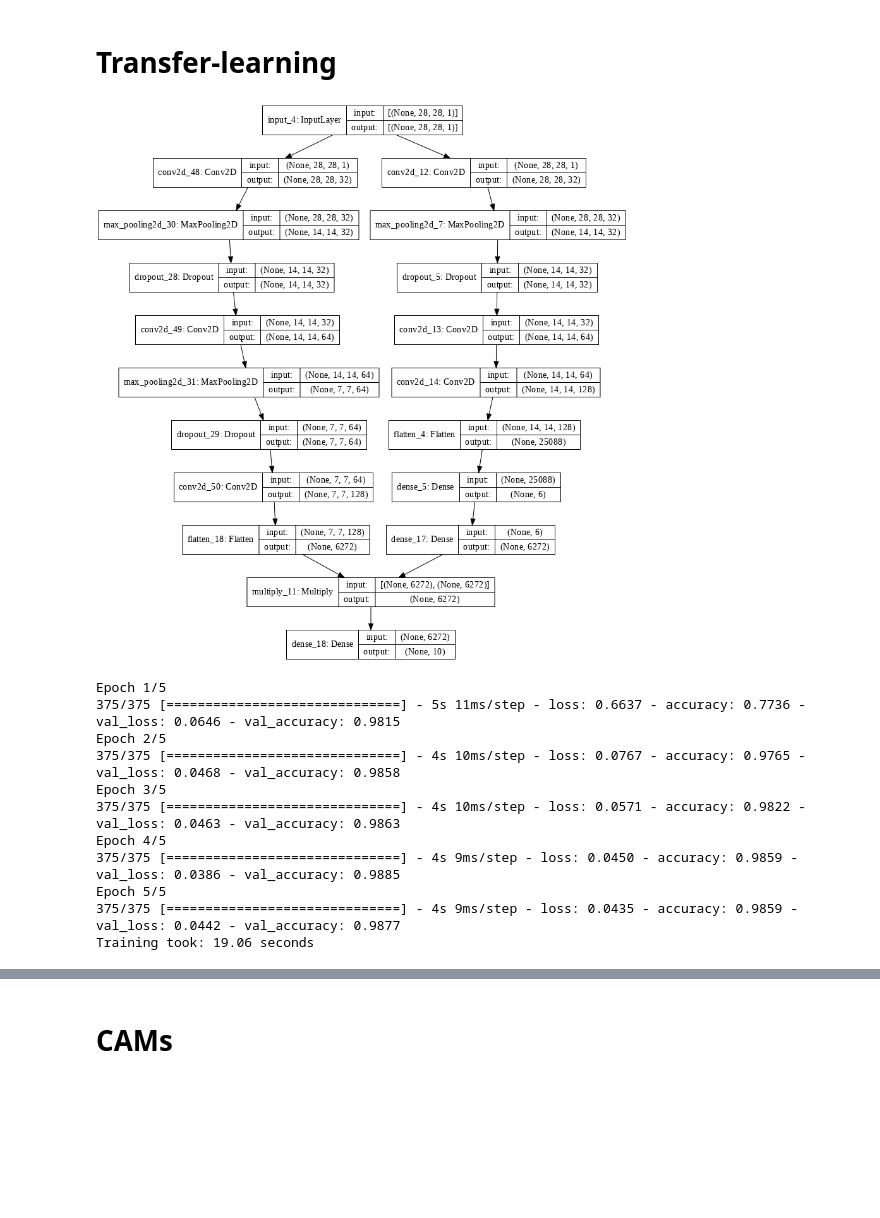
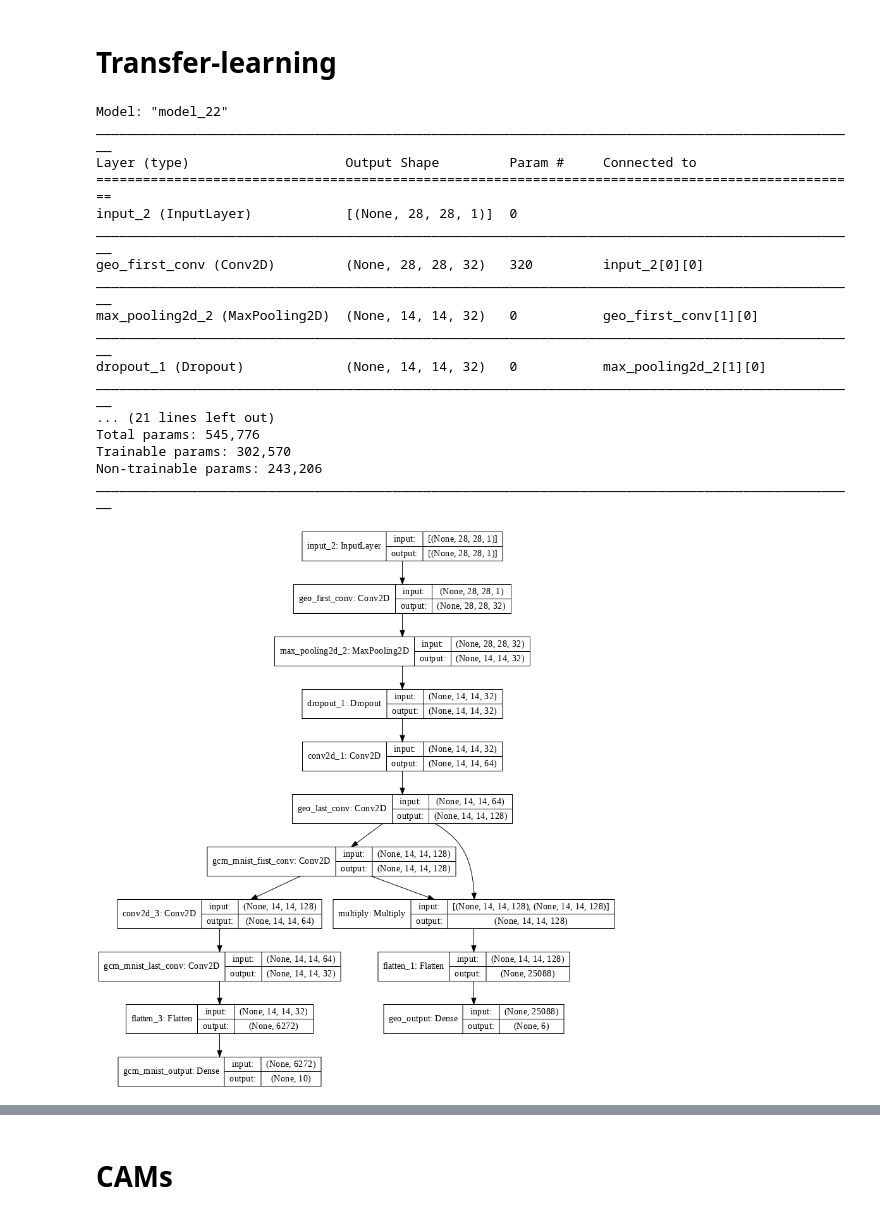
Before and after one commit to fsilvestrim/thesis, a Jupyter notebook: Geo_Cam.ipynb, the cells around one changed output, grey strips where cells are left out. Saved outputs shown, nothing was run; the diff lists cells and outputs as text; code cells hidden in the pictures; blank space fills up the shorter version.

```diff
--- a/Geo_Cam.ipynb
+++ b/Geo_Cam.ipynb
@@ -280,16 +294,16 @@ def create_geo_model(name, input_shape, num_classes):
       [
           keras.Input(shape=input_shape),
 
-          layers.Conv2D(filters=32, kernel_size=(3, 3), padding="same", activation="relu"),
+          layers.Conv2D(filters=32, kernel_size=(3, 3), padding="same", activation="relu", name="geo_first_conv"),
           layers.MaxPooling2D(pool_size=(2, 2), strides=(2,2)),
           layers.Dropout(0.4),
           layers.Conv2D(filters=64, kernel_size=(3, 3), padding="same", activation="relu"),
           # layers.MaxPooling2D(pool_size=(2, 2), strides=(2,2)),
 
-          layers.Conv2D(filters=128, kernel_size=(3, 3), padding="same", activation="relu"),
+          layers.Conv2D(filters=128, kernel_size=(3, 3), padding="same", activation="relu", name="geo_last_conv"),
           # layers.GlobalAveragePooling2D(),
           layers.Flatten(),
-          layers.Dense(num_classes, activation="softmax"),
+          layers.Dense(num_classes, activation="softmax", name="geo_output"),
       ]
   )
 
@@ -350,56 +366,71 @@ show_prediction(image, truth, prediction, dataset[2])
 # Transfer-learning
 # %%
 geo_model_copy = copy_model(model_geo, False)
+input = geo_model_copy.input
+geo_last, geo2_last, last = None, None, None
 
-input = geo_model_copy.input
-geo_last = None
+# utilize a lambda layer to convert the 3 channel input to a
+# grayscale representation
+# x = Lambda(lambda c: tf.image.rgb_to_grayscale(c))(inputs)
 
-for layer in geo_model_copy.layers:
+for layer in get_cam_layers(geo_model_copy)[0]:
   layer.trainable = False
   geo_last = layer(input) if geo_last is None else layer(geo_last)
 
+# merged_input = layers.Add()([geo_last, input])
+# geo_last = layers.Dense(6272, activation='relu')(geo_last)
+# last = layers.Reshape((28,28,784))(last)
+# last = geo_last_cnn
+last = layers.Conv2D(filters=128, kernel_size=(3, 3), padding="same", activation="relu", name="gcm_mnist_first_conv")(geo_last)
+piggi_back = layers.Multiply()([geo_last, last])
 
-# merged_input = layers.Add()([geo_last, input])
-geo_last = layers.Dense(6272, activation='relu')(geo_last)
-# last = layers.Reshape((28,28,784))(last)
+for layer in get_cam_layers(geo_model_copy)[1]:
+  layer.trainable = False
+  geo2_last = layer(piggi_back) if geo2_last is None else layer(geo2_last)
 
-last = layers.Conv2D(filters=32, kernel_size=(3, 3), padding="same", activation="relu")(input)
-last = layers.MaxPooling2D(pool_size=(2, 2), strides=(2,2))(last)
-last = layers.Dropout(0.4)(last)
+# last = layers.MaxPooling2D(pool_size=(2, 2), strides=(2,2))(last)
+# last = layers.Dropout(0.4)(last)
 last = layers.Conv2D(filters=64, kernel_size=(3, 3), padding="same", activation="relu")(last)
-last = layers.MaxPooling2D(pool_size=(2, 2), strides=(2,2))(last)
-last = layers.Dropout(0.4)(last)
-last = layers.Conv2D(filters=128, kernel_size=(3, 3), padding="same", activation="relu")(last)
+# last = layers.MaxPooling2D(pool_size=(2, 2), strides=(2,2))(last)
+# last = layers.Dropout(0.4)(last)
+last = layers.Conv2D(filters=32, kernel_size=(3, 3), padding="same", activation="relu", name="gcm_mnist_last_conv")(last)
 last = layers.Flatten()(last)
-last = layers.Multiply()([last, geo_last]) #geo
-last = layers.Dense(mnist_num_classes, activation="softmax")(last)
+# last = layers.Multiply()([last, geo_last]) #geo
+last = layers.Dense(mnist_num_classes, activation="softmax", name="gcm_mnist_output")(last)
 
 model_gcm = Model(inputs=input, outputs=last)
+model_gcm_complete = Model(inputs=input, outputs=[last, geo2_last])
 
 opt = keras.optimizers.Adam(learning_rate=0.004)
 model_gcm.compile(loss="categorical_crossentropy", optimizer=opt, metrics=["accuracy"])
 
-# model_gcm.summary()
-display(keras.utils.plot_model(model_gcm, show_shapes=True, dpi=72))
+model_gcm_complete.summary()
+display(keras.utils.plot_model(model_gcm_complete, show_shapes=True, dpi=72))
 
 # train
 start_time = time.perf_counter()
 history_geocam = model_gcm.fit(mnist_train[0], mnist_train[1], batch_size=128, epochs=5, validation_split=0.2)
 print("Training took: %.2f seconds" % (time.perf_counter() - start_time))
 
 # evaluate
 score_gcm = model_gcm.evaluate(mnist_test[0], mnist_test[1], verbose=0)
 plot_model_score(score_gcm, history_geocam.history)
 # %% [output]
+Model: "model_22"
+__________________________________________________________________________________________________
+Layer (type)                    Output Shape         Param #     Connected to
+==================================================================================================
+input_2 (InputLayer)            [(None, 28, 28, 1)]  0
+__________________________________________________________________________________________________
+geo_first_conv (Conv2D)         (None, 28, 28, 32)   320         input_2[0][0]
+__________________________________________________________________________________________________
+max_pooling2d_2 (MaxPooling2D)  (None, 14, 14, 32)   0           geo_first_conv[1][0]
+__________________________________________________________________________________________________
+dropout_1 (Dropout)             (None, 14, 14, 32)   0           max_pooling2d_2[1][0]
+__________________________________________________________________________________________________
+... (21 lines left out)
+Total params: 545,776
+Trainable params: 302,570
+Non-trainable params: 243,206
+__________________________________________________________________________________________________
-[figure, old version]
+[figure, new version]
-Epoch 1/5
-375/375 [==============================] - 5s 11ms/step - loss: 0.6637 - accuracy: 0.7736 - val_loss: 0.0646 - val_accuracy: 0.9815
-Epoch 2/5
-375/375 [==============================] - 4s 10ms/step - loss: 0.0767 - accuracy: 0.9765 - val_loss: 0.0468 - val_accuracy: 0.9858
-Epoch 3/5
-375/375 [==============================] - 4s 10ms/step - loss: 0.0571 - accuracy: 0.9822 - val_loss: 0.0463 - val_accuracy: 0.9863
-Epoch 4/5
-375/375 [==============================] - 4s 9ms/step - loss: 0.0450 - accuracy: 0.9859 - val_loss: 0.0386 - val_accuracy: 0.9885
-Epoch 5/5
-375/375 [==============================] - 4s 9ms/step - loss: 0.0435 - accuracy: 0.9859 - val_loss: 0.0442 - val_accuracy: 0.9877
-Training took: 19.06 seconds
```
Also changed, not shown: parts of 21 cells of this notebook.
